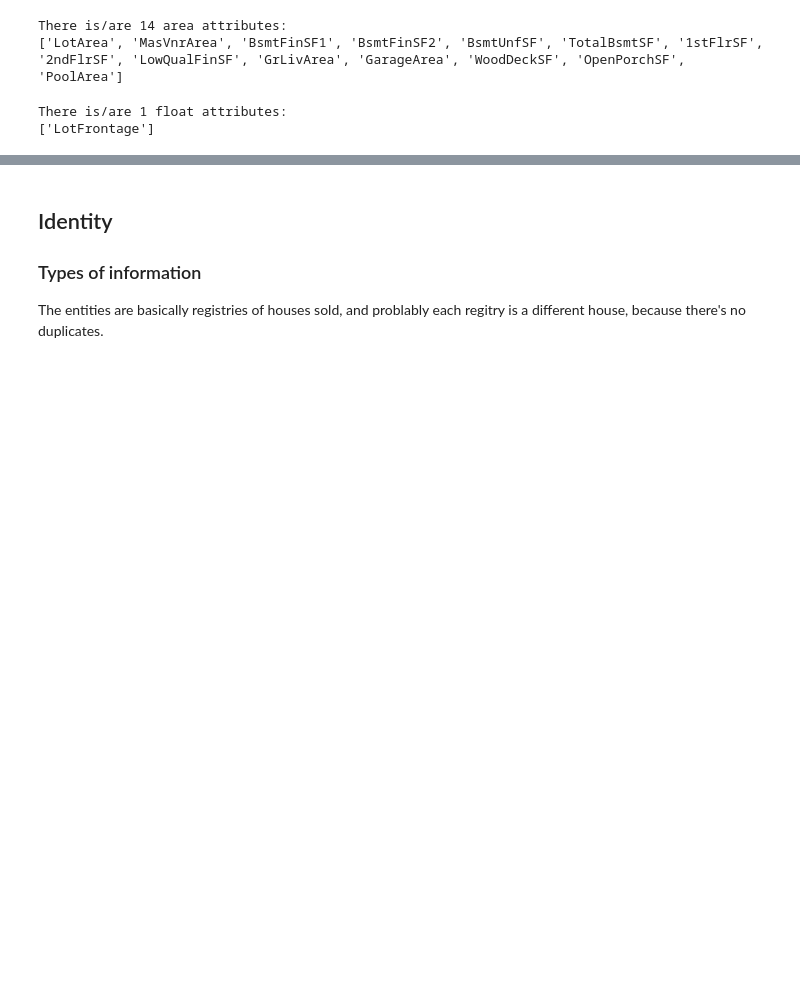
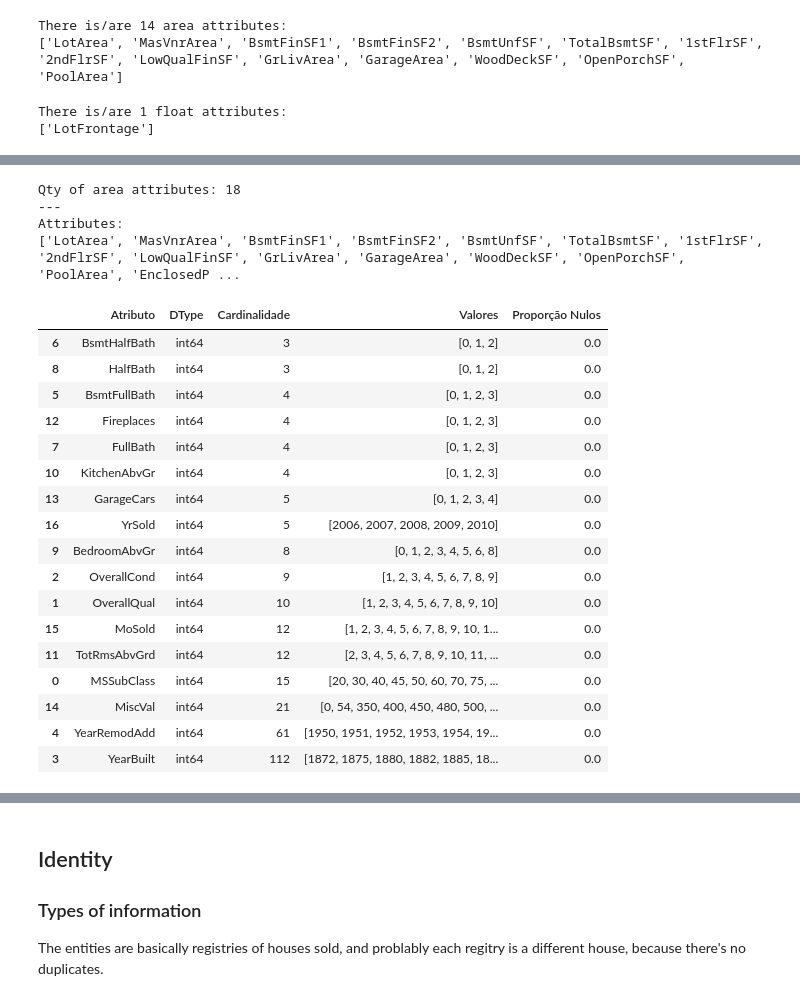
Before and after one commit to marcodeamicis/house_prices_regression, a Jupyter notebook: notebooks/1_business_data_understanding_suto.ipynb, the cells around one changed output, grey strips where cells are left out. Drawn from its saved outputs; the diff is of its cells as text; code cells hidden in the pictures; blank space fills up the shorter version.

Commit message:
:construction: I did some experiments. Actually I'm in the sixth modeling experiment.
- I need to do a deep dive analysis in the attributes.

```diff
--- a/notebooks/1_business_data_understanding_suto.ipynb
+++ b/notebooks/1_business_data_understanding_suto.ipynb
@@ -98,19 +102,3 @@ lst_columns_null
 # %% [output]
 4 atributos/features/campos possuem mais de 0.5 de valores nulos.
 ['PoolQC', 'MiscFeature', 'Alley', 'Fence']
-# %%
-lst_bad_columns = []
-lst_good_columns = []
-
-for column in df_evaluation.select_dtypes(include='object').columns:
-    try:
-        cardinalidade(df_evaluation[[column]])
-        lst_good_columns.append(column)
-    except Exception as e:
-        lst_bad_columns.append(column)
-
-print(f"""
-Using the function 'cardinalidade':
-- {len(lst_bad_columns)} columns could not be analyzed;
-- {len(lst_good_columns)} columns could be analyzed.
-""")
@@ -231,0 +179,5 @@ There is/are 1 float attributes:
+# %%
+# Removing columns with high null proportion:
+df_evaluation = df.drop(columns=lst_columns_null).copy()
+
+print(f"df_evaluation's shape: {df_evaluation.shape}")
@@ -231,0 +221,38 @@ There is/are 1 float attributes:
+# %%
+# Attributes with area in the name or sf ('square feet') or described in 'square feet' in data description:
+
+lst_area = [x for x in df_evaluation.columns if ('area' in x.lower()) or ('sf' in x.lower())]
+lst_area.extend(['EnclosedPorch', '3SsnPorch', 'ScreenPorch', 'SalePrice'])
+
+print(f"""Qty of area attributes: {len(lst_area)}
+---
+Attributes:
+{lst_area}""")
+
+for column in lst_area:
+    df_evaluation[column] = df[column].astype(float)
+
+cardinalidade(df_evaluation.select_dtypes(include=np.number))
+# %% [output]
+Qty of area attributes: 18
+---
+Attributes:
+['LotArea', 'MasVnrArea', 'BsmtFinSF1', 'BsmtFinSF2', 'BsmtUnfSF', 'TotalBsmtSF', '1stFlrSF', '2ndFlrSF', 'LowQualFinSF', 'GrLivArea', 'GarageArea', 'WoodDeckSF', 'OpenPorchSF', 'PoolArea', 'EnclosedP ...
+|  | Atributo | DType | Cardinalidade | Valores | Proporção Nulos |
+| 6 | BsmtHalfBath | int64 | 3 | [0, 1, 2] | 0.0 |
+| 8 | HalfBath | int64 | 3 | [0, 1, 2] | 0.0 |
+| 5 | BsmtFullBath | int64 | 4 | [0, 1, 2, 3] | 0.0 |
+| 12 | Fireplaces | int64 | 4 | [0, 1, 2, 3] | 0.0 |
+| 7 | FullBath | int64 | 4 | [0, 1, 2, 3] | 0.0 |
+| 10 | KitchenAbvGr | int64 | 4 | [0, 1, 2, 3] | 0.0 |
+| 13 | GarageCars | int64 | 5 | [0, 1, 2, 3, 4] | 0.0 |
+| 16 | YrSold | int64 | 5 | [2006, 2007, 2008, 2009, 2010] | 0.0 |
+| 9 | BedroomAbvGr | int64 | 8 | [0, 1, 2, 3, 4, 5, 6, 8] | 0.0 |
+| 2 | OverallCond | int64 | 9 | [1, 2, 3, 4, 5, 6, 7, 8, 9] | 0.0 |
+| 1 | OverallQual | int64 | 10 | [1, 2, 3, 4, 5, 6, 7, 8, 9, 10] | 0.0 |
+| 15 | MoSold | int64 | 12 | [1, 2, 3, 4, 5, 6, 7, 8, 9, 10, 1... | 0.0 |
+| 11 | TotRmsAbvGrd | int64 | 12 | [2, 3, 4, 5, 6, 7, 8, 9, 10, 11, ... | 0.0 |
+| 0 | MSSubClass | int64 | 15 | [20, 30, 40, 45, 50, 60, 70, 75, ... | 0.0 |
+| 14 | MiscVal | int64 | 21 | [0, 54, 350, 400, 450, 480, 500, ... | 0.0 |
+| 4 | YearRemodAdd | int64 | 61 | [1950, 1951, 1952, 1953, 1954, 19... | 0.0 |
+| 3 | YearBuilt | int64 | 112 | [1872, 1875, 1880, 1882, 1885, 18... | 0.0 |
```
Also changed, not shown: parts of 27 cells of this notebook, 4 other files.
